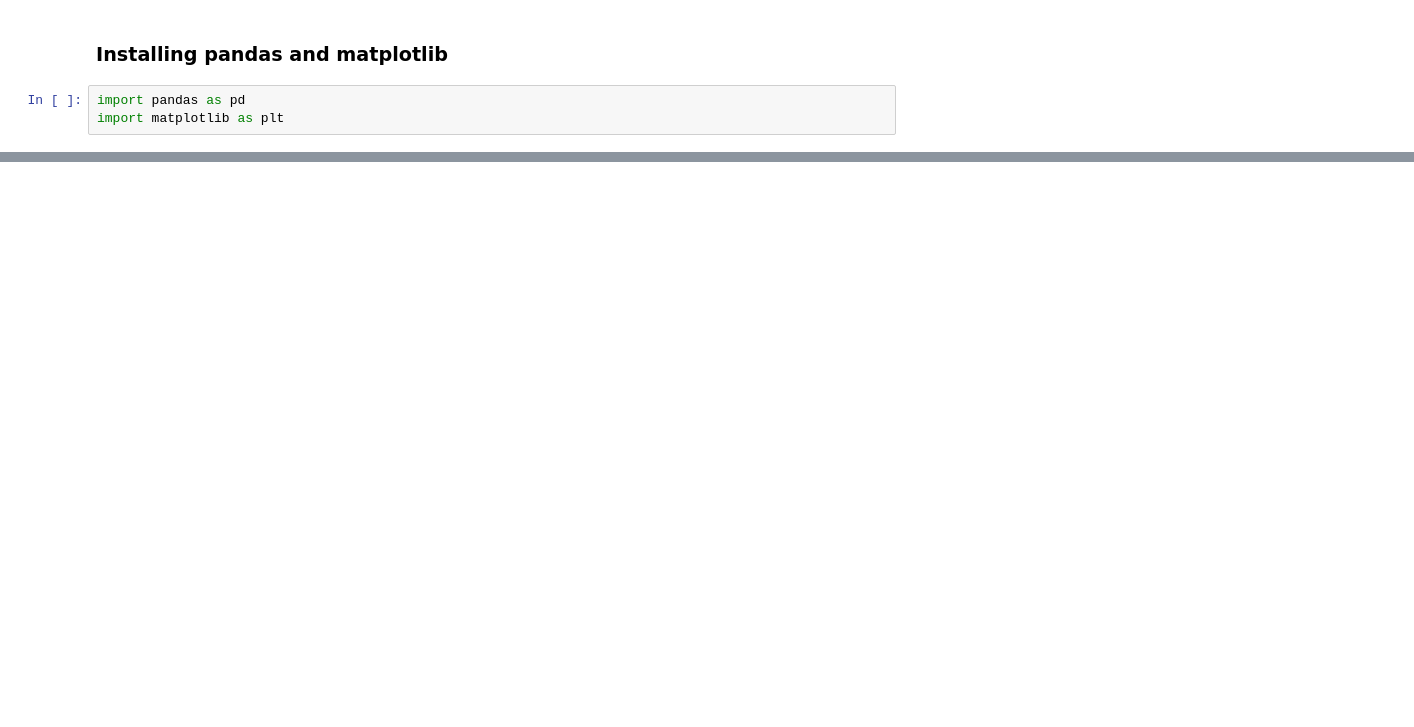
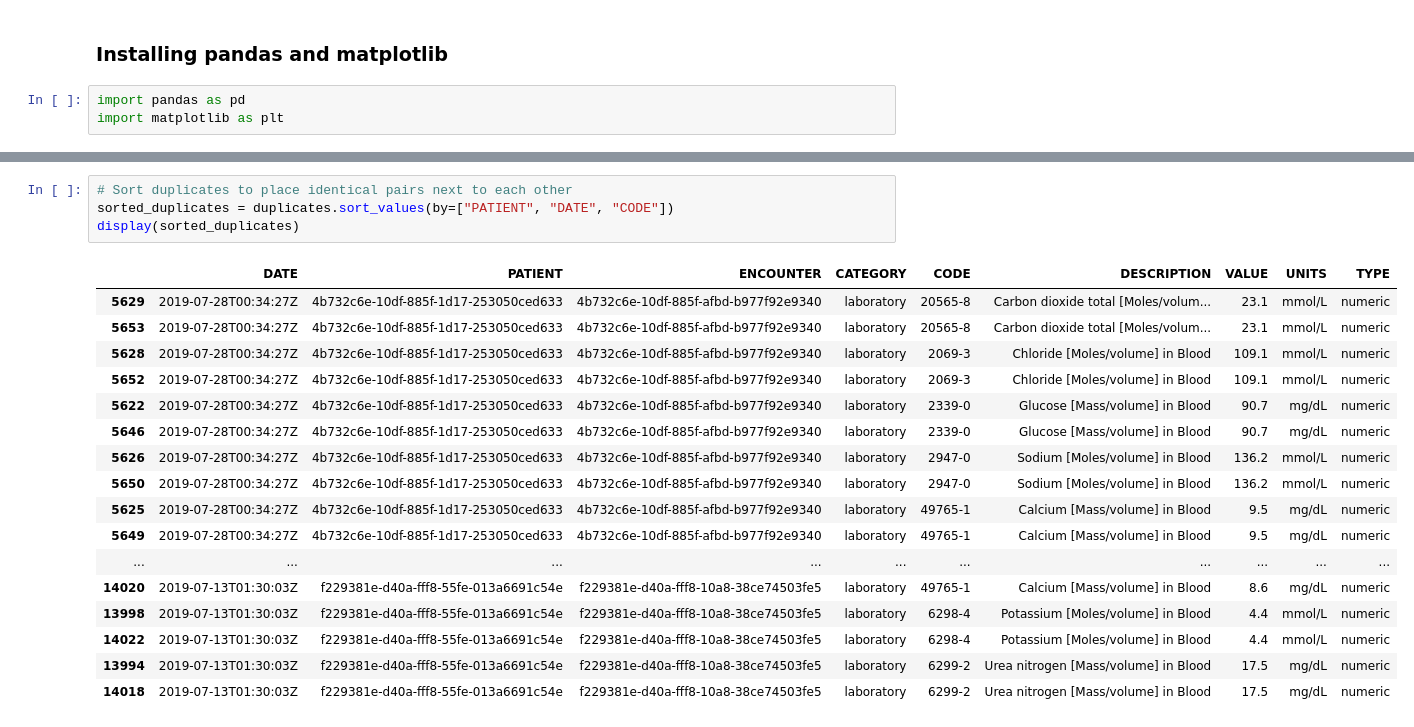
Before and after one commit to filfish2007-cav/Hospital_LLM, a Jupyter notebook: DataCleaning_EDA.ipynb, the cells around one changed output, grey strips where cells are left out. Saved outputs shown, nothing was run; the diff lists cells and outputs as text; blank space fills up the shorter version.

```diff
--- a/DataCleaning_EDA.ipynb
+++ b/DataCleaning_EDA.ipynb
@@ -144,0 +311,22 @@ First 3 rows:
+# %%
+# Sort duplicates to place identical pairs next to each other
+sorted_duplicates = duplicates.sort_values(by=["PATIENT", "DATE", "CODE"])
+display(sorted_duplicates)
+# %% [output]
+|  | DATE | PATIENT | ENCOUNTER | CATEGORY | CODE | DESCRIPTION | VALUE | UNITS | TYPE |
+| 5629 | 2019-07-28T00:34:27Z | 4b732c6e-10df-885f-1d17-253050ced633 | 4b732c6e-10df-885f-afbd-b977f92e9340 | laboratory | 20565-8 | Carbon dioxide total [Moles/volum... | 23.1 | mmol/L | numeric |
+| 5653 | 2019-07-28T00:34:27Z | 4b732c6e-10df-885f-1d17-253050ced633 | 4b732c6e-10df-885f-afbd-b977f92e9340 | laboratory | 20565-8 | Carbon dioxide total [Moles/volum... | 23.1 | mmol/L | numeric |
+| 5628 | 2019-07-28T00:34:27Z | 4b732c6e-10df-885f-1d17-253050ced633 | 4b732c6e-10df-885f-afbd-b977f92e9340 | laboratory | 2069-3 | Chloride [Moles/volume] in Blood | 109.1 | mmol/L | numeric |
+| 5652 | 2019-07-28T00:34:27Z | 4b732c6e-10df-885f-1d17-253050ced633 | 4b732c6e-10df-885f-afbd-b977f92e9340 | laboratory | 2069-3 | Chloride [Moles/volume] in Blood | 109.1 | mmol/L | numeric |
+| 5622 | 2019-07-28T00:34:27Z | 4b732c6e-10df-885f-1d17-253050ced633 | 4b732c6e-10df-885f-afbd-b977f92e9340 | laboratory | 2339-0 | Glucose [Mass/volume] in Blood | 90.7 | mg/dL | numeric |
+| 5646 | 2019-07-28T00:34:27Z | 4b732c6e-10df-885f-1d17-253050ced633 | 4b732c6e-10df-885f-afbd-b977f92e9340 | laboratory | 2339-0 | Glucose [Mass/volume] in Blood | 90.7 | mg/dL | numeric |
+| 5626 | 2019-07-28T00:34:27Z | 4b732c6e-10df-885f-1d17-253050ced633 | 4b732c6e-10df-885f-afbd-b977f92e9340 | laboratory | 2947-0 | Sodium [Moles/volume] in Blood | 136.2 | mmol/L | numeric |
+| 5650 | 2019-07-28T00:34:27Z | 4b732c6e-10df-885f-1d17-253050ced633 | 4b732c6e-10df-885f-afbd-b977f92e9340 | laboratory | 2947-0 | Sodium [Moles/volume] in Blood | 136.2 | mmol/L | numeric |
+| 5625 | 2019-07-28T00:34:27Z | 4b732c6e-10df-885f-1d17-253050ced633 | 4b732c6e-10df-885f-afbd-b977f92e9340 | laboratory | 49765-1 | Calcium [Mass/volume] in Blood | 9.5 | mg/dL | numeric |
+| 5649 | 2019-07-28T00:34:27Z | 4b732c6e-10df-885f-1d17-253050ced633 | 4b732c6e-10df-885f-afbd-b977f92e9340 | laboratory | 49765-1 | Calcium [Mass/volume] in Blood | 9.5 | mg/dL | numeric |
+| ... | ... | ... | ... | ... | ... | ... | ... | ... | ... |
+| 14020 | 2019-07-13T01:30:03Z | f229381e-d40a-fff8-55fe-013a6691c54e | f229381e-d40a-fff8-10a8-38ce74503fe5 | laboratory | 49765-1 | Calcium [Mass/volume] in Blood | 8.6 | mg/dL | numeric |
+| 13998 | 2019-07-13T01:30:03Z | f229381e-d40a-fff8-55fe-013a6691c54e | f229381e-d40a-fff8-10a8-38ce74503fe5 | laboratory | 6298-4 | Potassium [Moles/volume] in Blood | 4.4 | mmol/L | numeric |
+| 14022 | 2019-07-13T01:30:03Z | f229381e-d40a-fff8-55fe-013a6691c54e | f229381e-d40a-fff8-10a8-38ce74503fe5 | laboratory | 6298-4 | Potassium [Moles/volume] in Blood | 4.4 | mmol/L | numeric |
+| 13994 | 2019-07-13T01:30:03Z | f229381e-d40a-fff8-55fe-013a6691c54e | f229381e-d40a-fff8-10a8-38ce74503fe5 | laboratory | 6299-2 | Urea nitrogen [Mass/volume] in Blood | 17.5 | mg/dL | numeric |
+| 14018 | 2019-07-13T01:30:03Z | f229381e-d40a-fff8-55fe-013a6691c54e | f229381e-d40a-fff8-10a8-38ce74503fe5 | laboratory | 6299-2 | Urea nitrogen [Mass/volume] in Blood | 17.5 | mg/dL | numeric |
```
Also changed, not shown: parts of 18 cells of this notebook.
